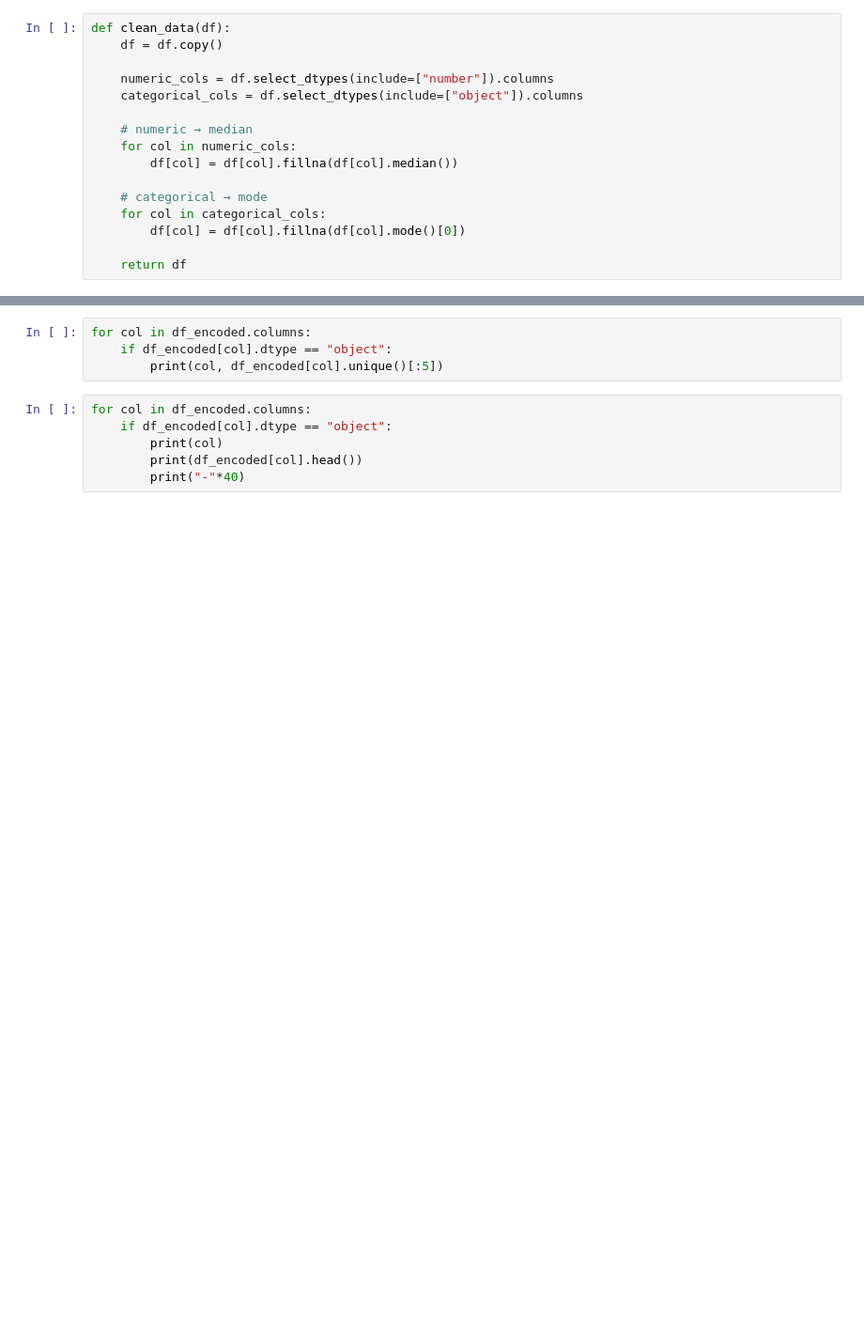
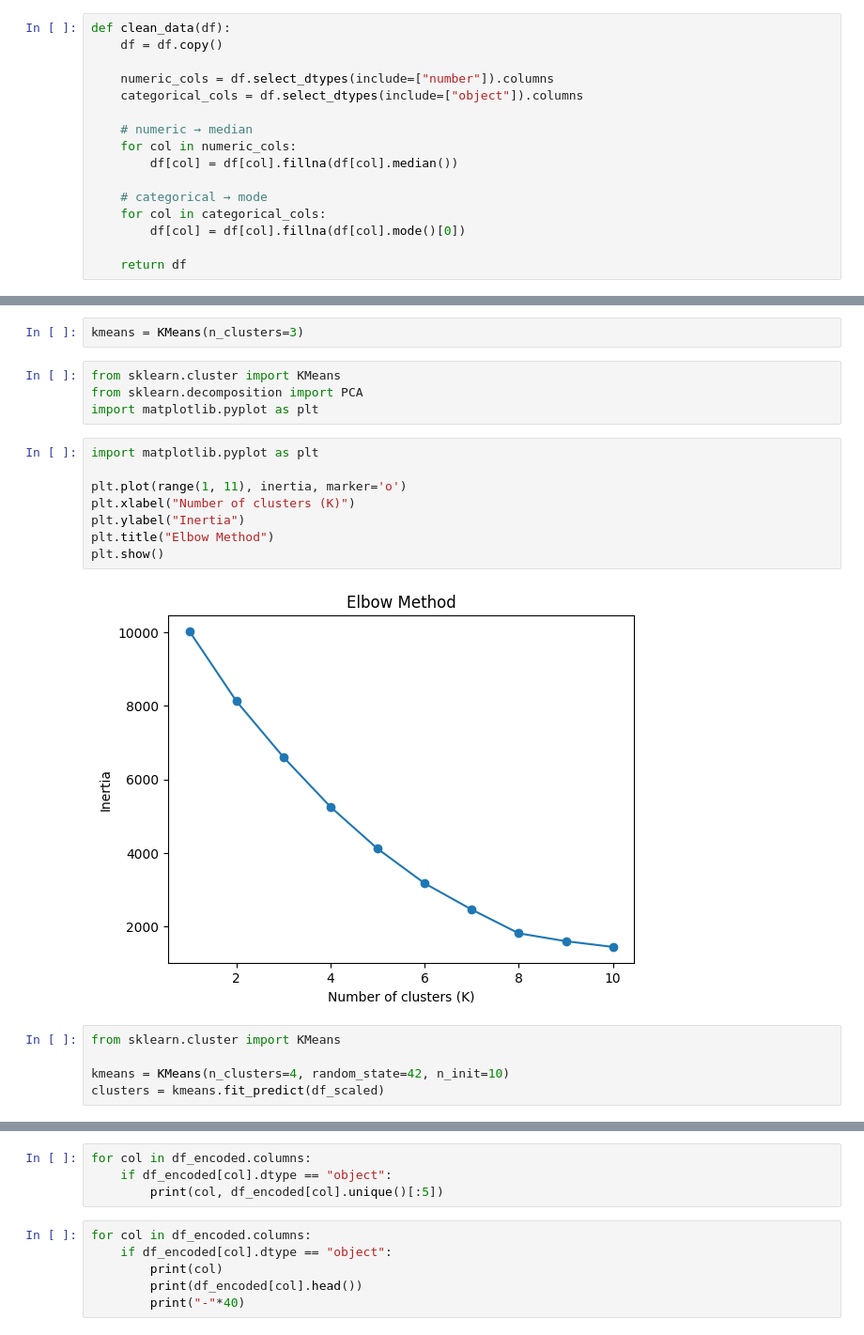
Before and after one commit to Phethakakhle/mental-health-unsupervised-learning, a Jupyter notebook: notebooks/analysis.ipynb, the cells around one changed output, grey strips where cells are left out. Shown at 94% size. Saved outputs shown, nothing was run; the diff lists cells and outputs as text; blank space fills up the shorter version.

```diff
--- a/notebooks/analysis.ipynb
+++ b/notebooks/analysis.ipynb
@@ -112,0 +77,21 @@ NameError: name 'pd' is not defined
+# %%
+kmeans = KMeans(n_clusters=3)
+# %%
+from sklearn.cluster import KMeans
+from sklearn.decomposition import PCA
+import matplotlib.pyplot as plt
+# %%
+import matplotlib.pyplot as plt
+
+plt.plot(range(1, 11), inertia, marker='o')
+plt.xlabel("Number of clusters (K)")
+plt.ylabel("Inertia")
+plt.title("Elbow Method")
+plt.show()
+# %% [output]
+[figure, added]
+# %%
+from sklearn.cluster import KMeans
+
+kmeans = KMeans(n_clusters=4, random_state=42, n_init=10)
+clusters = kmeans.fit_predict(df_scaled)
```
Also changed, not shown: parts of 28 cells of this notebook.
